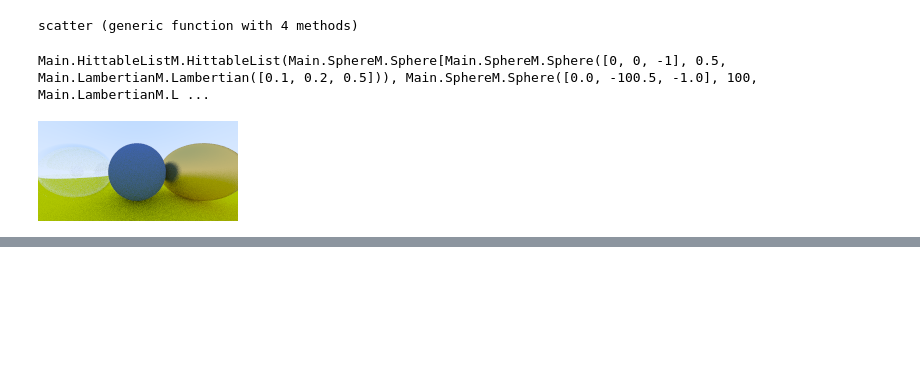
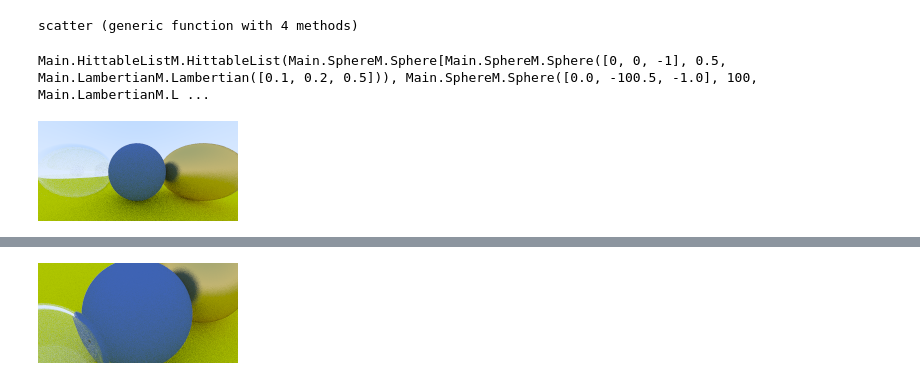
Before and after one commit to shritesh/raytrace, a Jupyter notebook: Raytracing.ipynb, the cells around one changed output, grey strips where cells are left out. Cells and saved outputs as stored; diff of their text form; code cells hidden in the pictures; blank space fills up the shorter version.

```diff
--- a/Raytracing.ipynb
+++ b/Raytracing.ipynb
@@ -764,0 +905,4 @@ render()
+# %%
+render()
+# %% [output]
+[figure, added]
```
Also changed, not shown: parts of 16 cells of this notebook.
